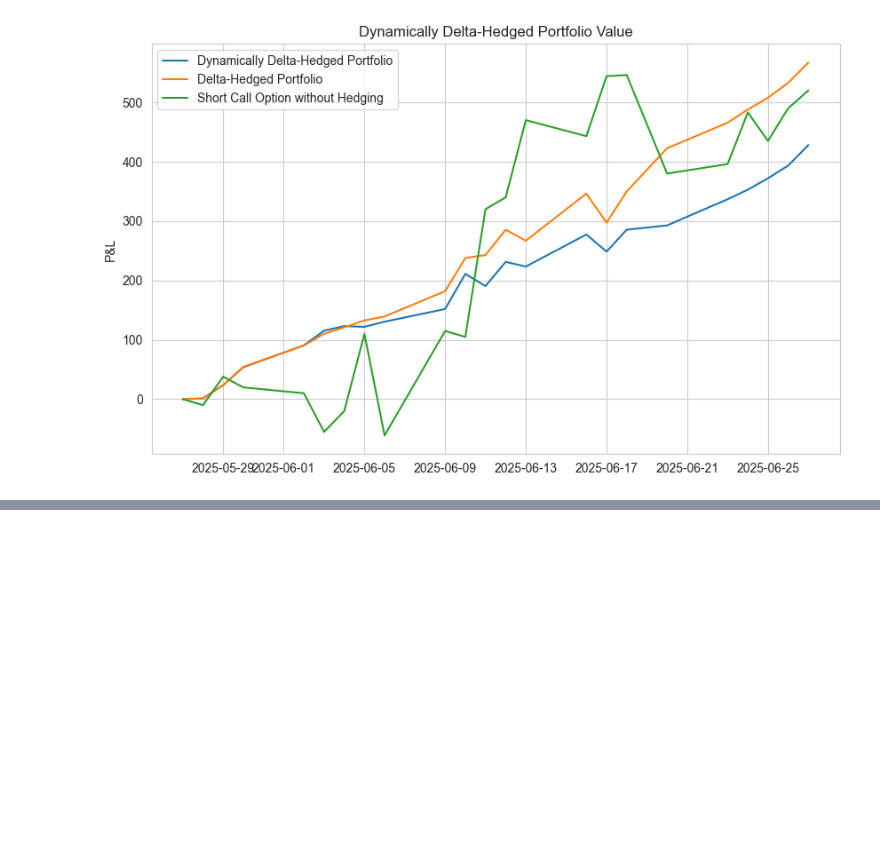
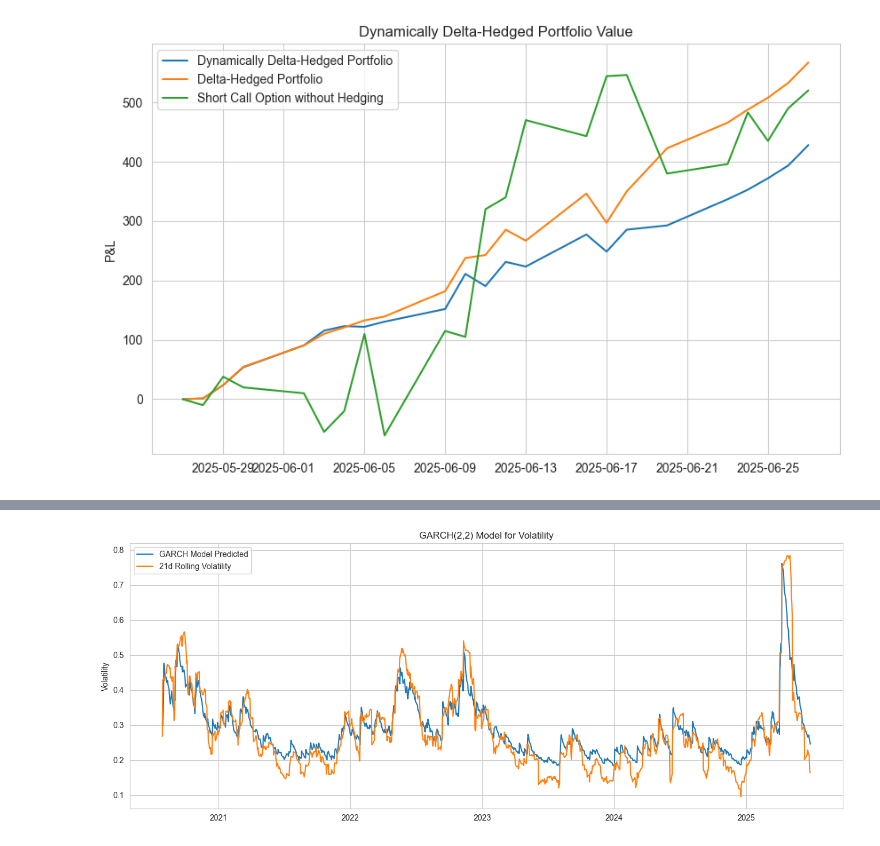
Before and after one commit to TianhaoW/ErdosQuantBootcamp, a Jupyter notebook: Erdos_Miniprojects/mini_project_4.ipynb, the cells around one changed output, grey strips where cells are left out. Saved outputs shown, nothing was run; the diff lists cells and outputs as text; code cells hidden in the pictures; blank space fills up the shorter version.

```diff
--- a/Erdos_Miniprojects/mini_project_4.ipynb
+++ b/Erdos_Miniprojects/mini_project_4.ipynb
@@ -235,0 +228,10 @@ TODO
+# %%
+rolling_window = 21
+
+market_data = ticker.history(period='5y')
+log_return = np.log(market_data['Close'] / market_data['Close'].shift(1)).dropna()
+volatility_rolling = log_return.rolling(rolling_window).std().dropna() * np.sqrt(252)
+
+model = arch_model(100*log_return, vol='GARCH', p=1, q=1)
+results = model.fit()
+print(results.summary())
@@ -235,0 +256,10 @@ TODO
+# %%
+plt.figure(figsize=(16,6))
+plt.title("GARCH(2,2) Model for Volatility")
+plt.plot(results.conditional_volatility[20:]/100 * np.sqrt(252), label='GARCH Model Predicted')
+plt.plot(volatility_rolling, label='21d Rolling Volatility')
+plt.ylabel('Volatility')
+plt.legend()
+plt.show()
+# %% [output]
+[figure, added]
```
Also changed, not shown: parts of 8 cells of this notebook, 3 other files.
